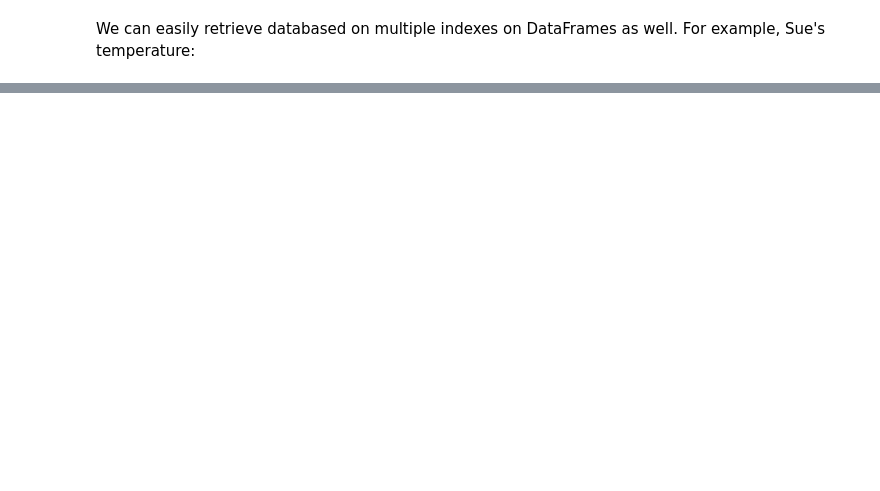
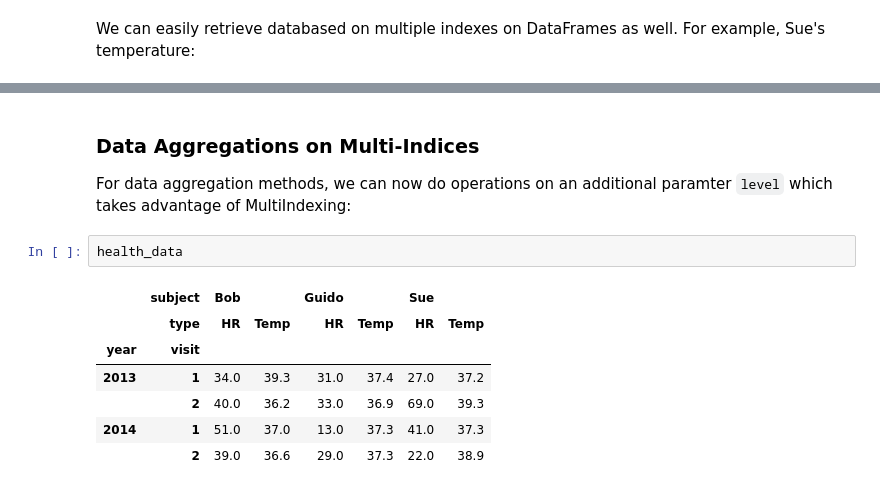
Before and after one commit to GiuseppeBaldini/Python-DS-Handbook, a Jupyter notebook: 3.Pandas/03.05 - Hierarchical Indexing.ipynb, the cells around one changed output, grey strips where cells are left out. Cells and saved outputs as stored; diff of their text form; blank space fills up the shorter version.

```diff
--- a/3.Pandas/03.05 - Hierarchical Indexing.ipynb
+++ b/3.Pandas/03.05 - Hierarchical Indexing.ipynb
@@ -305,0 +421,14 @@ Name: (Sue, Temp), dtype: float64
+# %% [markdown]
+### Data Aggregations on Multi-Indices
+
+For data aggregation methods, we can now do operations on an additional paramter <code>level</code> which takes advantage of MultiIndexing:
+# %%
+health_data
+# %% [output]
+|  | subject | Bob |  | Guido |  | Sue |  |
+|  | type | HR | Temp | HR | Temp | HR | Temp |
+| year | visit |  |  |  |  |  |  |
+| 2013 | 1 | 34.0 | 39.3 | 31.0 | 37.4 | 27.0 | 37.2 |
+|  | 2 | 40.0 | 36.2 | 33.0 | 36.9 | 69.0 | 39.3 |
+| 2014 | 1 | 51.0 | 37.0 | 13.0 | 37.3 | 41.0 | 37.3 |
+|  | 2 | 39.0 | 36.6 | 29.0 | 37.3 | 22.0 | 38.9 |
```
Also changed, not shown: parts of 26 cells of this notebook.
